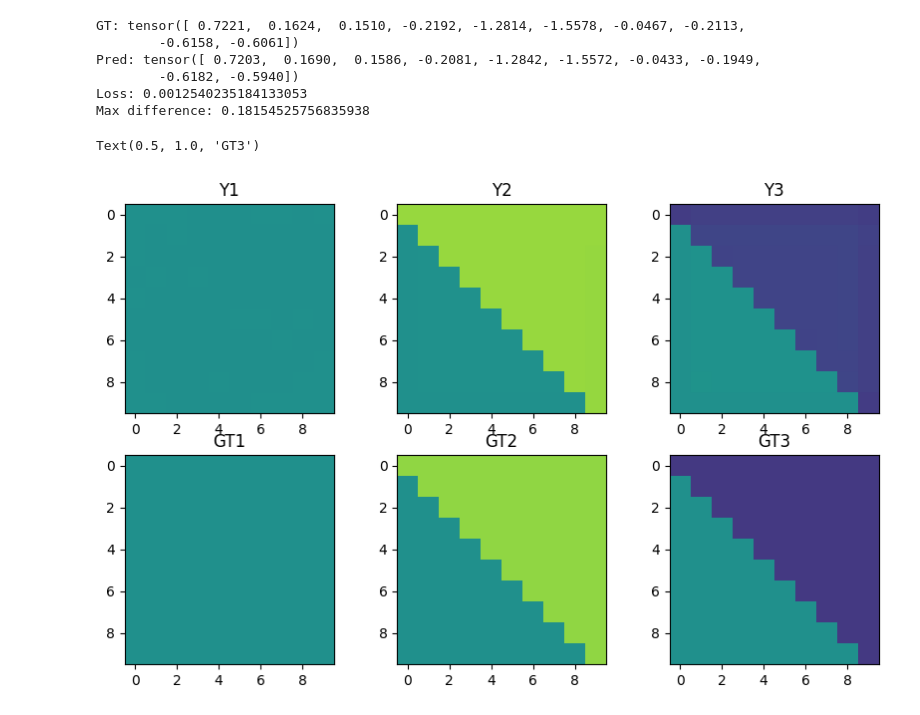
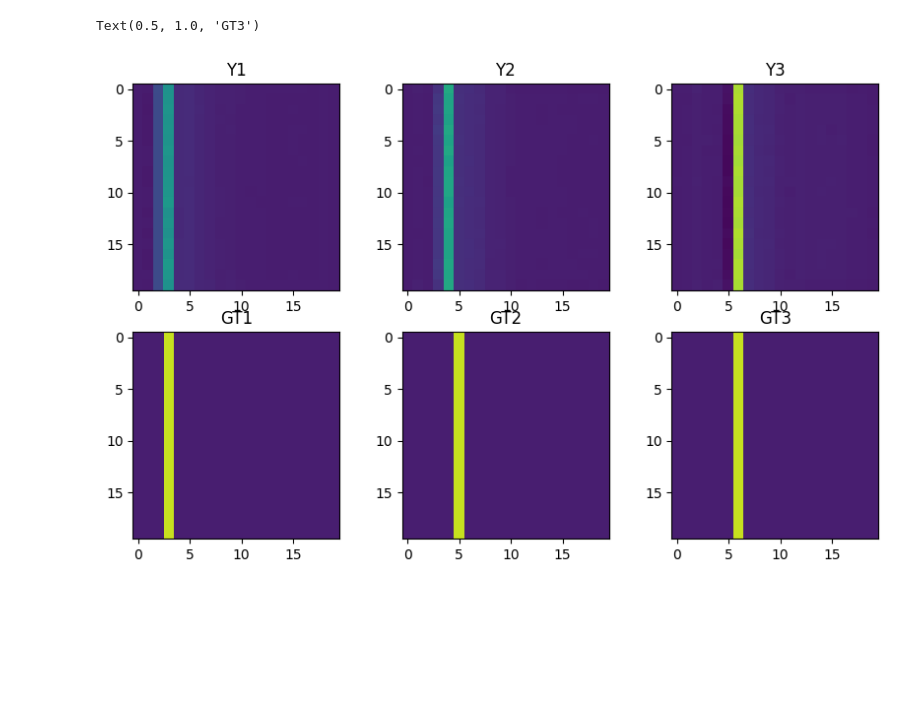
Before and after one commit to Stjev/ConvLSTM, a Jupyter notebook: conv_lstm.ipynb, the cells around one changed output. Saved outputs shown, nothing was run; the diff lists cells and outputs as text; code cells hidden in the pictures; blank space fills up the shorter version.

```diff
--- a/conv_lstm.ipynb
+++ b/conv_lstm.ipynb
@@ -118,10 +157,10 @@ class ConvLSTM(nn.Module):
         return torch.stack(output, dim=1), (h, c)
 
 class Model(nn.Module):
-    def __init__(self, hidden_dim: int, out_channels: int):
+    def __init__(self, hidden_dim: int, out_channels: int, input_shape: tuple[int, int, int]):
         super(Model, self).__init__()
         self.out_channels = out_channels
-        self.lstm = ConvLSTM((3, 10, 10), hidden_dim, 3)
+        self.lstm = ConvLSTM(input_shape, hidden_dim, 3)
         self.conv = nn.Conv2d(hidden_dim, out_channels, kernel_size=1)
 
     def forward(self, x, target=None):
@@ -138,5 +185,5 @@ class Model(nn.Module):
 # %%
-model = Model(12, 3)
+model = Model(40, 3, (3, 20, 20))
 optimizer = torch.optim.Adam(model.parameters(), lr=0.01)
-print(f"Number of parameters: {sum(p.numel() for p in model.parameters())}")
+print(f"Number of parameters (3, 20, 20): {sum(p.numel() for p in model.parameters())}")
 # %% [output]
@@ -146,7 +193,7 @@ Number of parameters: 10167
 total_loss = 0
 
 for i in tqdm(range(5000)):
-    x, y = get_batch(64, (3, 10, 10), 10)
+    x, y = get_batch(batch_size=16, chw=(3, 20, 20), seq_len=10)
     optimizer.zero_grad(set_to_none=True)
     y_pred, loss = model(x, y)
     loss.backward()
@@ -171,55 +218,40 @@ Epoch 4999 - Loss: 0.013328103617532179
-# %%
-with torch.no_grad():
-    x, y = get_batch(1, (3, 10, 10), 10)
-    y_pred, _ = model(x)
-
-    print("GT:", y.view(-1)[:10])
-    print("Pred:", y_pred.view(-1)[:10])
-
-    print("Loss:", nn.MSELoss()(y_pred, y).item())
-    print("Max difference:", (y_pred - y).abs().max().item())
-# %% [output]
-GT: tensor([ 0.7221,  0.1624,  0.1510, -0.2192, -1.2814, -1.5578, -0.0467, -0.2113,
-        -0.6158, -0.6061])
-Pred: tensor([ 0.7203,  0.1690,  0.1586, -0.2081, -1.2842, -1.5572, -0.0433, -0.1949,
-        -0.6182, -0.5940])
-Loss: 0.0012540235184133053
-Max difference: 0.18154525756835938
 # %%
 hc = None
 
+data, y = get_batch(1, speed=[1.4], chw=(3, 20, 20), seq_len=10)
 with torch.no_grad():
-    x = torch.zeros((1, 1, 3, 10, 10))
-    gt1 = x.clone()
+    x = data[0, 0].unsqueeze(0).unsqueeze(0)
+    gt1 = y[0, 0].clone()
 
     inter, hc = model.lstm(x, hc)
     y1 = model.conv(inter.view(1, *inter.shape[2:]))
 
-    x = torch.triu(torch.ones(1, 1, 3, 10, 10))
-    gt2 = x + gt1
+    x = data[0, 1].unsqueeze(0).unsqueeze(0)
+    gt2 = y[0, 1].clone()
 
     inter, hc = model.lstm(x, hc)
     y2 = model.conv(inter.view(1, *inter.shape[2:]))
 
-    x = -torch.triu(torch.ones(1, 1, 3, 10, 10)) * 2
-    gt3 = x + gt2
+    x = data[0, 2].unsqueeze(0).unsqueeze(0)
+    gt3 = y[0, 2].clone()
 
     inter, hc = model.lstm(x, hc)
     y3 = model.conv(inter.view(1, *inter.shape[2:]))
 
 fig, axs = plt.subplots(2, 3, figsize=(10, 6))
-axs[0, 0].imshow(y1.squeeze()[0], vmin=-1.5, vmax=1.5)
+vmin, vmax = -0.1, 1.1
+axs[0, 0].imshow(y1.squeeze()[0], vmin=vmin, vmax=vmax)
 axs[0, 0].set_title("Y1")
-axs[0, 1].imshow(y2.squeeze()[0], vmin=-1.5, vmax=1.5)
+axs[0, 1].imshow(y2.squeeze()[0], vmin=vmin, vmax=vmax)
 axs[0, 1].set_title("Y2")
-axs[0, 2].imshow(y3.squeeze()[0], vmin=-1.5, vmax=1.5)
+axs[0, 2].imshow(y3.squeeze()[0], vmin=vmin, vmax=vmax)
 axs[0, 2].set_title("Y3")
-axs[1, 0].imshow(gt1.squeeze()[0], vmin=-1.5, vmax=1.5)
+axs[1, 0].imshow(gt1.squeeze()[0], vmin=vmin, vmax=vmax)
 axs[1, 0].set_title("GT1")
-axs[1, 1].imshow(gt2.squeeze()[0], vmin=-1.5, vmax=1.5)
+axs[1, 1].imshow(gt2.squeeze()[0], vmin=vmin, vmax=vmax)
 axs[1, 1].set_title("GT2")
-axs[1, 2].imshow(gt3.squeeze()[0], vmin=-1.5, vmax=1.5)
+axs[1, 2].imshow(gt3.squeeze()[0], vmin=vmin, vmax=vmax)
 axs[1, 2].set_title("GT3")
 # %% [output]
 Text(0.5, 1.0, 'GT3')
-[figure, old version]
+[figure, new version]
```
Also changed, not shown: parts of 7 cells of this notebook, 1 other file.
